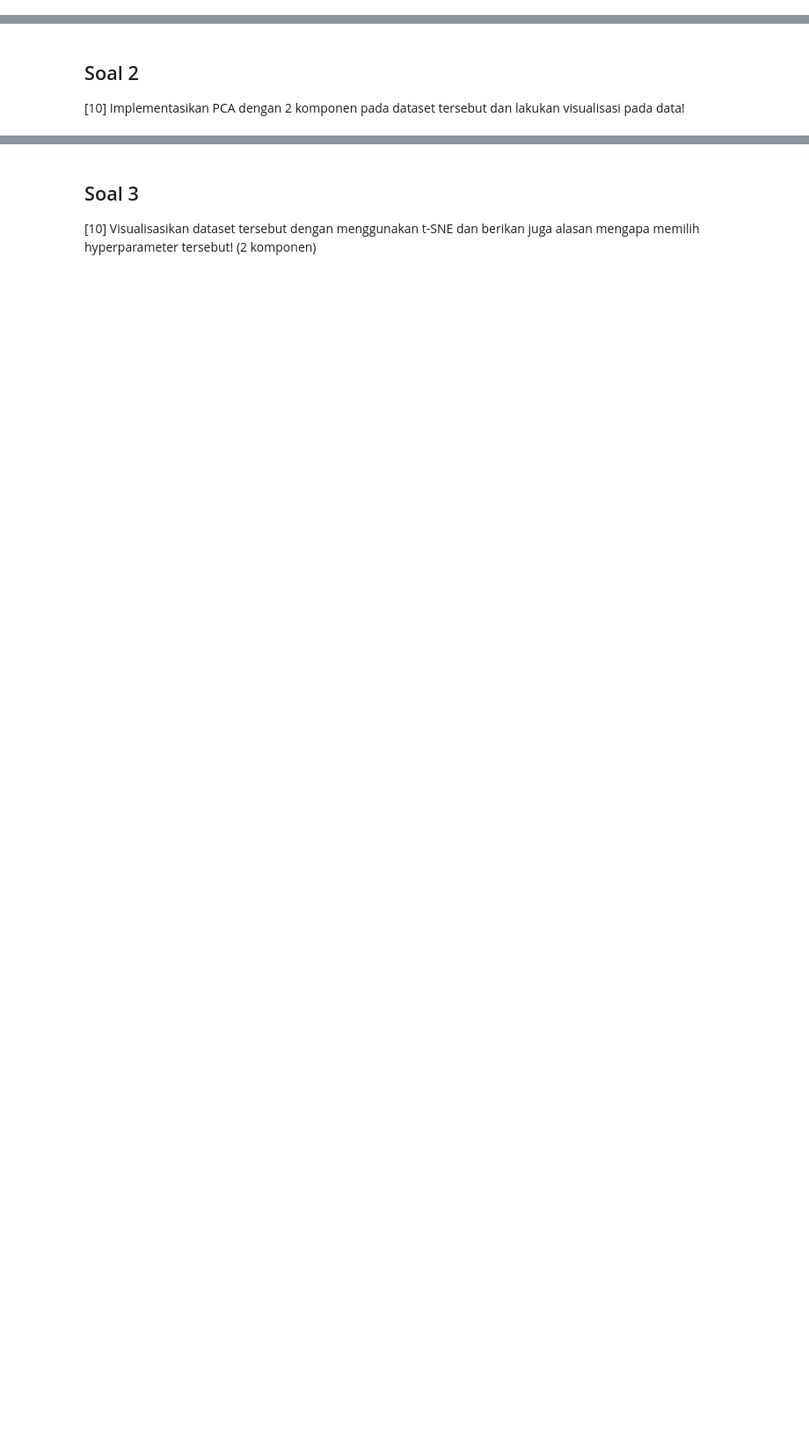
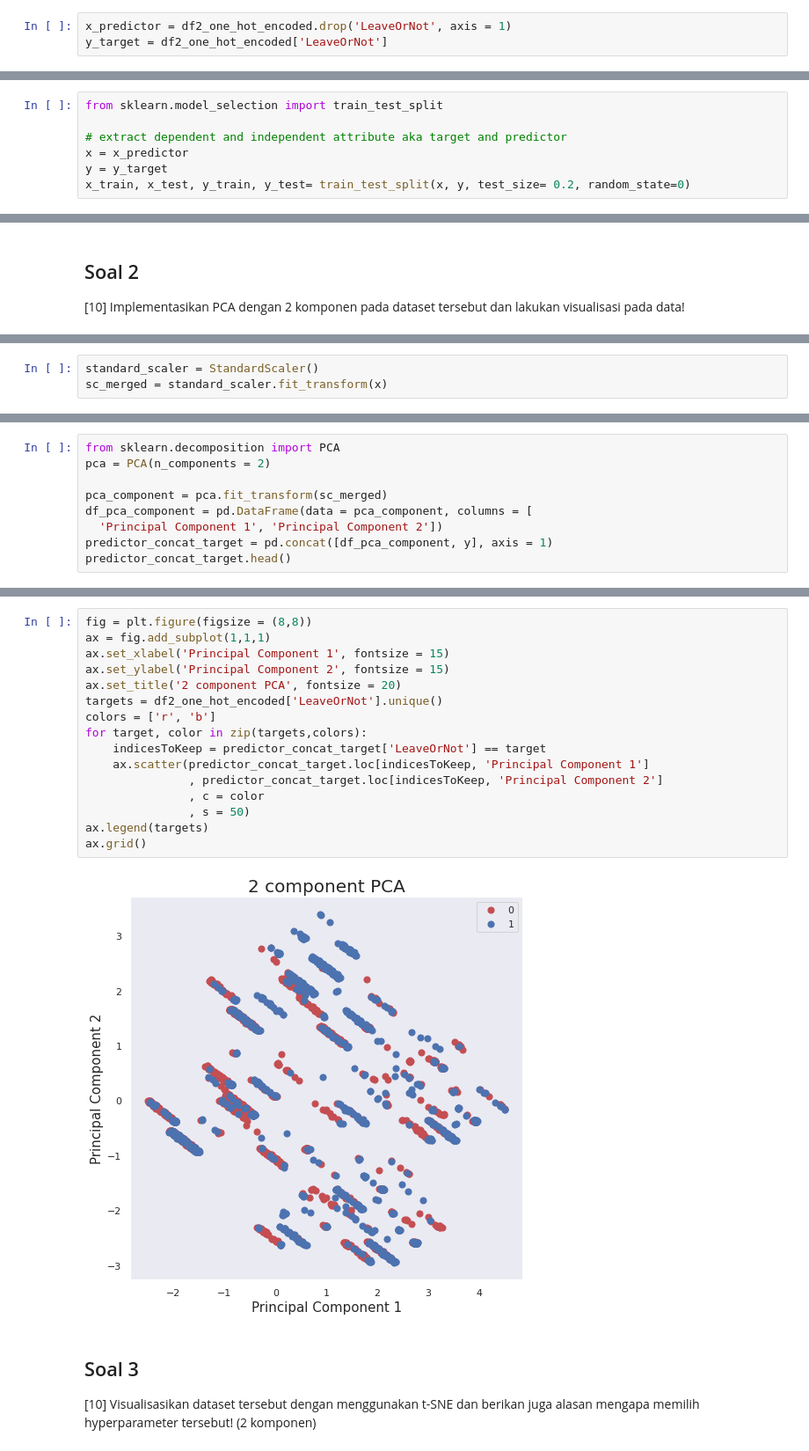
Before and after one commit to faisaladisoe/kasdd-tugas, a Jupyter notebook: Tugas 1/Tugas 1.ipynb, the cells around one changed output, grey strips where cells are left out. Shown at 88% size. Saved outputs shown, nothing was run; the diff lists cells and outputs as text; blank space fills up the shorter version.

```diff
--- a/Tugas 1/Tugas 1.ipynb
+++ b/Tugas 1/Tugas 1.ipynb
@@ -459,0 +531,3 @@ Diberikan sebuah dataset employee.csv yang digunakan untuk memprediksi apakah se
+# %%
+x_predictor = df2_one_hot_encoded.drop('LeaveOrNot', axis = 1)
+y_target = df2_one_hot_encoded['LeaveOrNot']
@@ -459,0 +536,7 @@ Diberikan sebuah dataset employee.csv yang digunakan untuk memprediksi apakah se
+# %%
+from sklearn.model_selection import train_test_split
+
+# extract dependent and independent attribute aka target and predictor
+x = x_predictor
+y = y_target
+x_train, x_test, y_train, y_test= train_test_split(x, y, test_size= 0.2, random_state=0)
@@ -462,0 +577,3 @@ Diberikan sebuah dataset employee.csv yang digunakan untuk memprediksi apakah se
+# %%
+standard_scaler = StandardScaler()
+sc_merged = standard_scaler.fit_transform(x)
@@ -462,0 +582,9 @@ Diberikan sebuah dataset employee.csv yang digunakan untuk memprediksi apakah se
+# %%
+from sklearn.decomposition import PCA
+pca = PCA(n_components = 2)
+
+pca_component = pca.fit_transform(sc_merged)
+df_pca_component = pd.DataFrame(data = pca_component, columns = [
+  'Principal Component 1', 'Principal Component 2'])
+predictor_concat_target = pd.concat([df_pca_component, y], axis = 1)
+predictor_concat_target.head()
@@ -463,3 +600,21 @@ Diberikan sebuah dataset employee.csv yang digunakan untuk memprediksi apakah se
+# %%
+fig = plt.figure(figsize = (8,8))
+ax = fig.add_subplot(1,1,1)
+ax.set_xlabel('Principal Component 1', fontsize = 15)
+ax.set_ylabel('Principal Component 2', fontsize = 15)
+ax.set_title('2 component PCA', fontsize = 20)
+targets = df2_one_hot_encoded['LeaveOrNot'].unique()
+colors = ['r', 'b']
+for target, color in zip(targets,colors):
+    indicesToKeep = predictor_concat_target['LeaveOrNot'] == target
+    ax.scatter(predictor_concat_target.loc[indicesToKeep, 'Principal Component 1']
+               , predictor_concat_target.loc[indicesToKeep, 'Principal Component 2']
+               , c = color
+               , s = 50)
+ax.legend(targets)
+ax.grid()
+# %% [output]
+[figure, added]
 # %% [markdown]
 ## Soal 3
 
```
Also changed, not shown: parts of 22 cells of this notebook.
